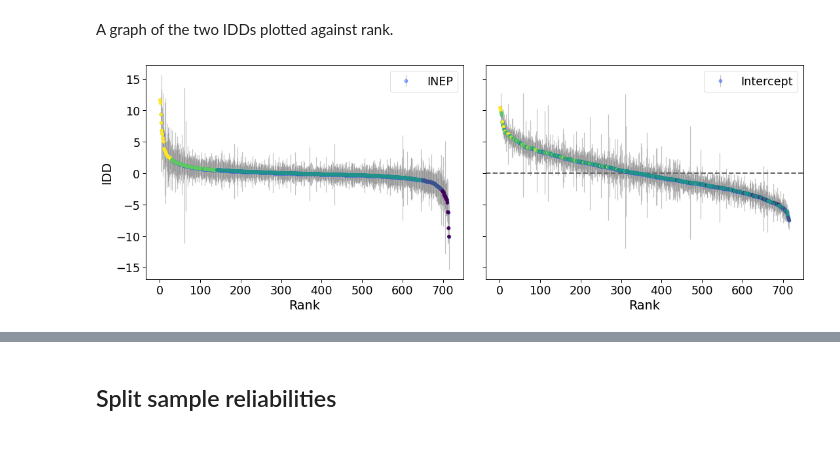
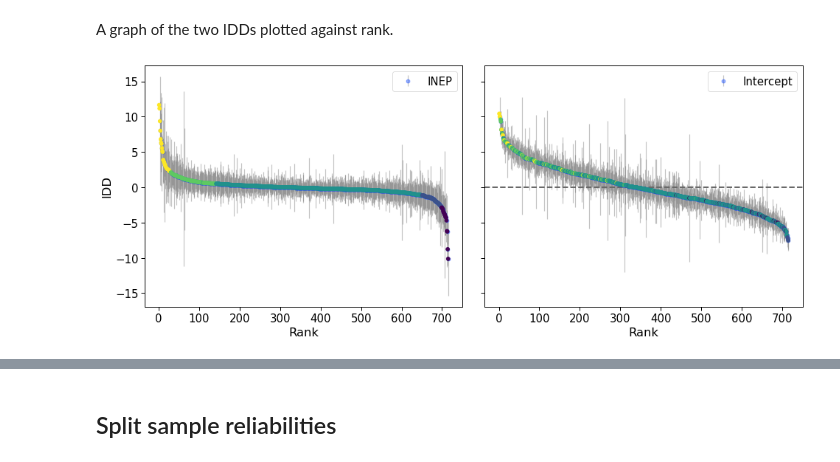
Before and after one commit to ewout/idd, a Jupyter notebook: 2-CalculateIDDs.ipynb, the cells around one changed output, grey strips where cells are left out. Saved outputs shown, nothing was run; the diff lists cells and outputs as text; code cells hidden in the pictures.

```diff
--- a/2-CalculateIDDs.ipynb
+++ b/2-CalculateIDDs.ipynb
@@ -818,49 +851,50 @@ A graph of the two IDDs plotted against rank.
 # %%
 area = 5710
 fn = "idd-intercept-2019-{}-nmin-2.csv".format(area)
 intercept = pd.read_csv('data/calculated/'+fn)
 finep19a = finep19.query("area == @area")
 intercept = pd.merge(intercept,finep19a[['curso','idd_faixa']],on='curso',how='left')
 fn = "idd-ml-2019-{}-nmin-2.csv".format(area)
 ml = pd.read_csv('data/calculated/'+fn)
 ml = pd.merge(ml,finep19a[['curso','idd_faixa']],on='curso',how='left')
 
-fig,axs = plt.subplots(1,2,figsize=(18,6),sharey=True)
+
 interceptr = intercept.copy()
 interceptr = interceptr.sort_values(by='idd',ascending=False)
 interceptr['rank'] = range(1,len(interceptr)+1)
 
 mlr = ml.copy()
 mlr = mlr.sort_values(by='idd',ascending=False)
 mlr['rank'] = range(1,len(mlr)+1)
 
-sns.set_context('paper',font_scale=2)
+def rankfig(axs):
+    sbar_kw = {'zorder':100}
+    ebar_kw = {'ecolor':'dimgray','alpha':0.4}
 
+
+    N=2;M=len(mlr)
+
+    plt.sca(axs[0])
+    plt.scatter(mlr['rank'],mlr['idd'],c=mlr['idd_faixa'].apply(int),cmap=cmap,**sbar_kw)
+    plt.errorbar(mlr['rank'][N:M],mlr['idd'][N:M],yerr=mlr['stderr'][N:M],fmt='o',label = 'INEP',**ebar_kw)
+    axs[0].set_ylabel("IDD")
+    axs[0].set_xlabel("Rank")
+    plt.legend()
+    plt.sca(axs[1])
+    plt.scatter(interceptr['rank'],interceptr['idd'],c=interceptr['idd_faixa'].apply(int),cmap=cmap,**sbar_kw)
+    plt.errorbar(interceptr['rank'][N:M],interceptr['idd'][N:M],yerr=interceptr['stderr'][N:M],fmt='o',label = 'Intercept',**ebar_kw)
+    plt.axhline(0,lw=2,ls='--',color='dimgray')
+    axs[1].set_xlabel("Rank")
+    plt.legend()
+    plt.subplots_adjust(wspace=0.07)
+
+fig,axs = plt.subplots(1,2,figsize=(16,6),sharey=True)
+sns.set_context('paper',font_scale=1.7)
 cmap=plt.cm.get_cmap('viridis',5)
 sns.set_palette(p)
+rankfig(axs)
 
-sbar_kw = {'zorder':100}
-ebar_kw = {'ecolor':'dimgray','alpha':0.4}
-
-
-N=2;M=len(mlr)
-
-plt.sca(axs[0])
-plt.scatter(mlr['rank'],mlr['idd'],c=mlr['idd_faixa'].apply(int),cmap=cmap,**sbar_kw)
-plt.errorbar(mlr['rank'][N:M],mlr['idd'][N:M],yerr=mlr['stderr'][N:M],fmt='o',label = 'INEP',**ebar_kw)
-axs[0].set_ylabel("IDD")
-axs[0].set_xlabel("Rank")
-plt.legend()
-plt.sca(axs[1])
-plt.scatter(interceptr['rank'],interceptr['idd'],c=interceptr['idd_faixa'].apply(int),cmap=cmap,**sbar_kw)
-plt.errorbar(interceptr['rank'][N:M],interceptr['idd'][N:M],yerr=interceptr['stderr'][N:M],fmt='o',label = 'Intercept',**ebar_kw)
-plt.axhline(0,lw=2,ls='--',color='dimgray')
-axs[1].set_xlabel("Rank")
-plt.legend()
-plt.subplots_adjust(wspace=0.07)
-
-for dpi in [50,300]:
-     fn = 'figs/idd-comps-rank-{}-{}.png'.format(area,dpi)
-     plt.savefig(fn,dpi=dpi)
+fn = 'figs/idd-comps-rank-{}.svg'.format(area)
+plt.savefig(fn,bbox_inches='tight')
 # %% [output]
-[figure, old version]
+[figure, new version]
```
Also changed, not shown: parts of 52 cells of this notebook, 14 other files.
